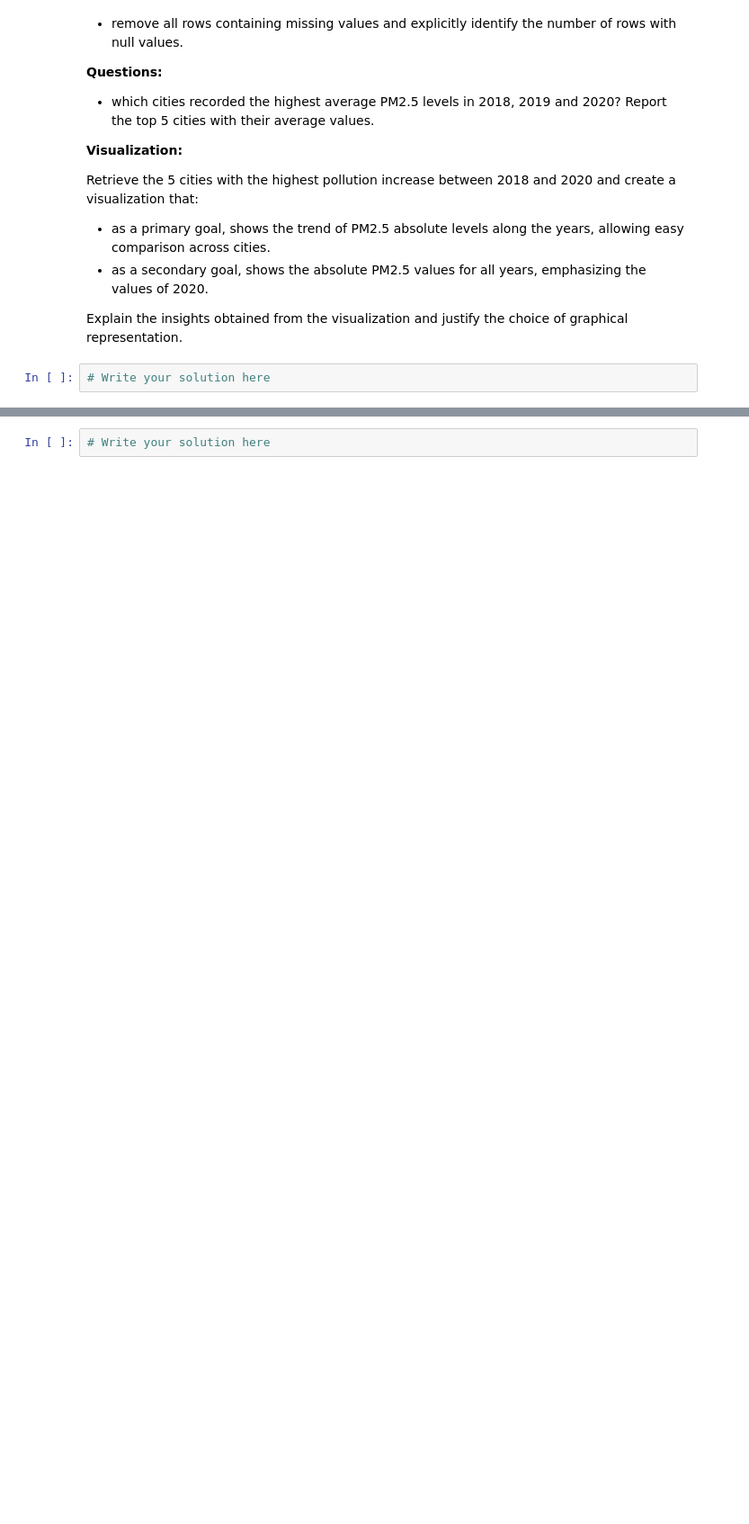
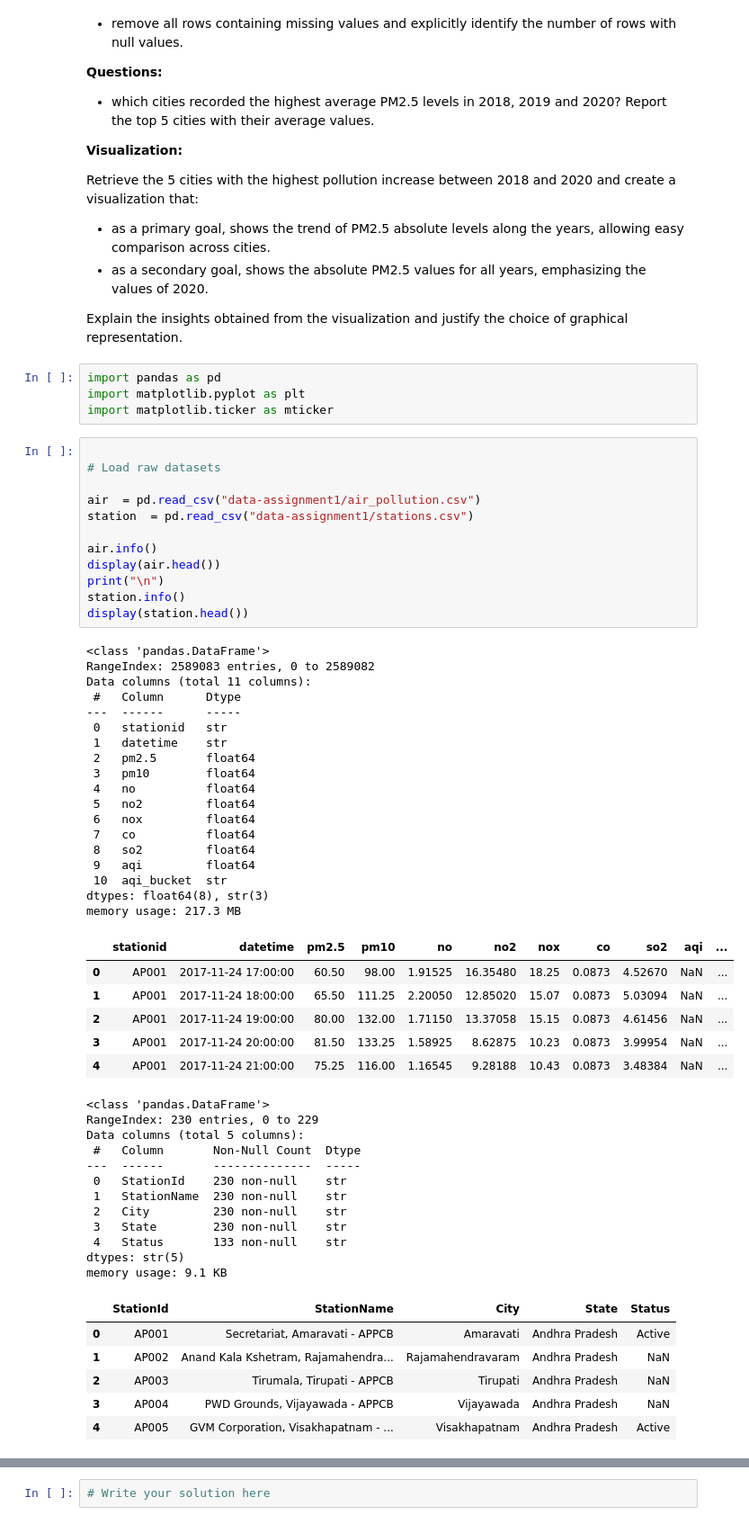
Before and after one commit to micheleminuti/python-data-visualization, a Jupyter notebook: assignment_1.ipynb, the cells around one changed output, grey strips where cells are left out. Shown at 90% size. Saved outputs shown, nothing was run; the diff lists cells and outputs as text; blank space fills up the shorter version.

```diff
--- a/assignment_1.ipynb
+++ b/assignment_1.ipynb
@@ -488,4 +473,61 @@ Retrieve the 5 cities with the highest pollution increase between 2018 and 2020
 
 Explain the insights obtained from the visualization and justify the choice of graphical representation.
 # %%
-# Write your solution here
+import pandas as pd
+import matplotlib.pyplot as plt
+import matplotlib.ticker as mticker
+# %%
+
+# Load raw datasets
+
+air  = pd.read_csv("data-assignment1/air_pollution.csv")
+station  = pd.read_csv("data-assignment1/stations.csv")
+
+air.info()
+display(air.head())
+print("\n")
+station.info()
+display(station.head())
+# %% [output]
+<class 'pandas.DataFrame'>
+RangeIndex: 2589083 entries, 0 to 2589082
+Data columns (total 11 columns):
+ #   Column      Dtype
+---  ------      -----
+ 0   stationid   str
+ 1   datetime    str
+ 2   pm2.5       float64
+ 3   pm10        float64
+ 4   no          float64
+ 5   no2         float64
+ 6   nox         float64
+ 7   co          float64
+ 8   so2         float64
+ 9   aqi         float64
+ 10  aqi_bucket  str
+dtypes: float64(8), str(3)
+memory usage: 217.3 MB
+|  | stationid | datetime | pm2.5 | pm10 | no | no2 | nox | co | so2 | aqi | ... |
+| 0 | AP001 | 2017-11-24 17:00:00 | 60.50 | 98.00 | 1.91525 | 16.35480 | 18.25 | 0.0873 | 4.52670 | NaN | ... |
+| 1 | AP001 | 2017-11-24 18:00:00 | 65.50 | 111.25 | 2.20050 | 12.85020 | 15.07 | 0.0873 | 5.03094 | NaN | ... |
+| 2 | AP001 | 2017-11-24 19:00:00 | 80.00 | 132.00 | 1.71150 | 13.37058 | 15.15 | 0.0873 | 4.61456 | NaN | ... |
+| 3 | AP001 | 2017-11-24 20:00:00 | 81.50 | 133.25 | 1.58925 | 8.62875 | 10.23 | 0.0873 | 3.99954 | NaN | ... |
+| 4 | AP001 | 2017-11-24 21:00:00 | 75.25 | 116.00 | 1.16545 | 9.28188 | 10.43 | 0.0873 | 3.48384 | NaN | ... |
+<class 'pandas.DataFrame'>
+RangeIndex: 230 entries, 0 to 229
+Data columns (total 5 columns):
+ #   Column       Non-Null Count  Dtype
+---  ------       --------------  -----
+ 0   StationId    230 non-null    str
+ 1   StationName  230 non-null    str
+ 2   City         230 non-null    str
+ 3   State        230 non-null    str
+ 4   Status       133 non-null    str
+dtypes: str(5)
+memory usage: 9.1 KB
+|  | StationId | StationName | City | State | Status |
+| 0 | AP001 | Secretariat, Amaravati - APPCB | Amaravati | Andhra Pradesh | Active |
+| 1 | AP002 | Anand Kala Kshetram, Rajamahendra... | Rajamahendravaram | Andhra Pradesh | NaN |
+| 2 | AP003 | Tirumala, Tirupati - APPCB | Tirupati | Andhra Pradesh | NaN |
+| 3 | AP004 | PWD Grounds, Vijayawada - APPCB | Vijayawada | Andhra Pradesh | NaN |
+| 4 | AP005 | GVM Corporation, Visakhapatnam - ... | Visakhapatnam | Andhra Pradesh | Active |
```
Also changed, not shown: parts of 10 cells of this notebook.
